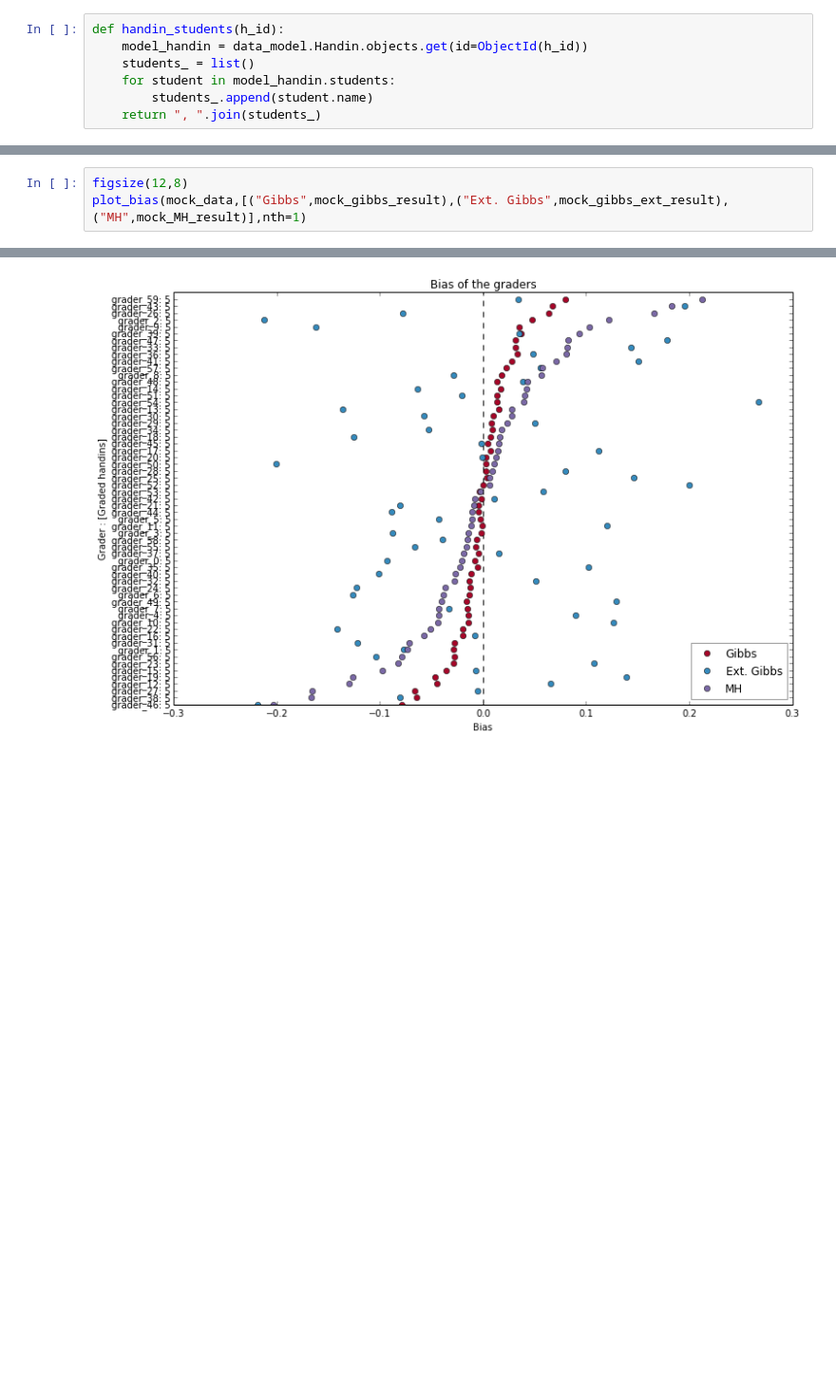
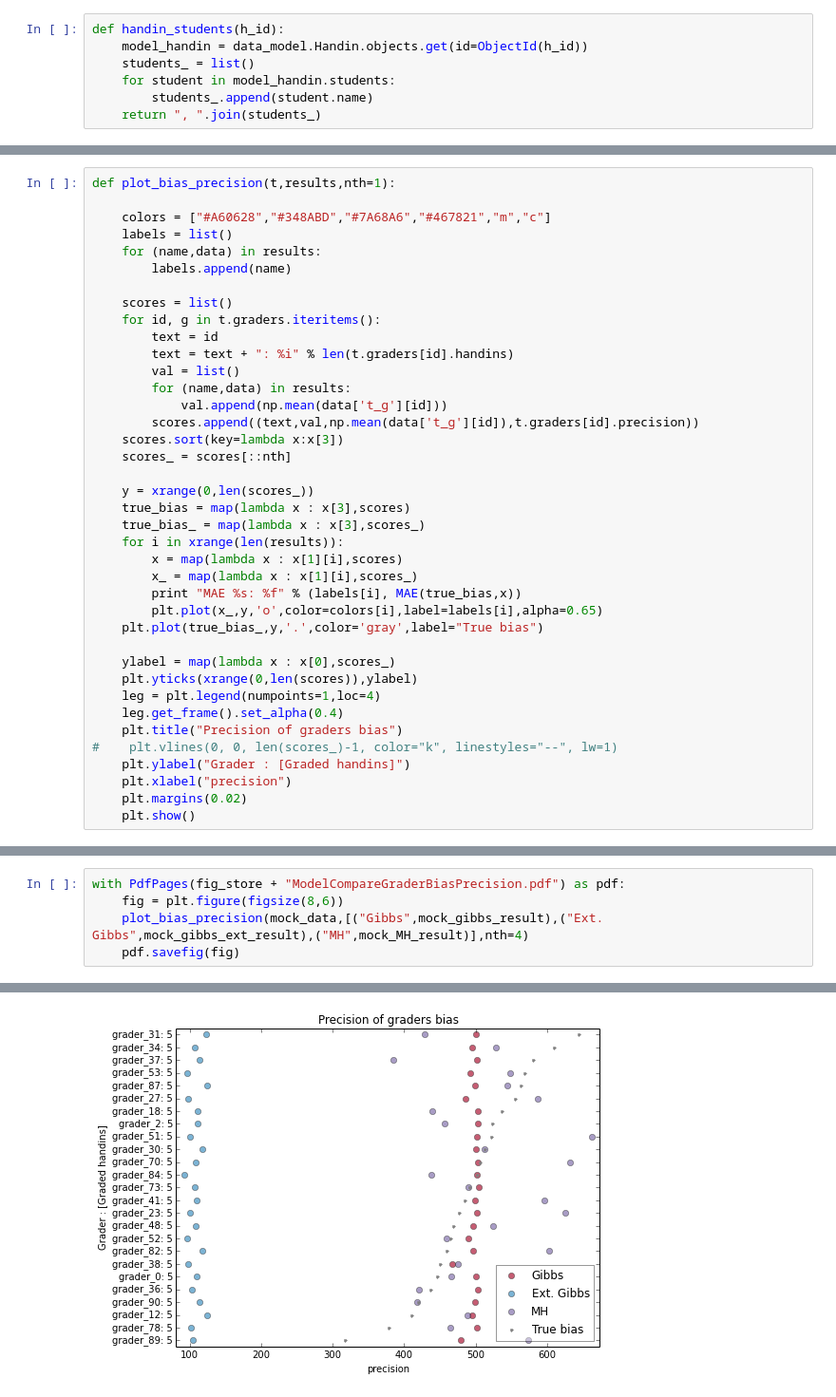
Before and after one commit to TomMalow/pymcmodels, a Jupyter notebook: Model Speed.ipynb, the cells around one changed output, grey strips where cells are left out. Shown at 95% size. Cells and saved outputs as stored; diff of their text form; blank space fills up the shorter version.

Commit message:
Add better and more figures to different thins

```diff
--- a/Model Speed.ipynb
+++ b/Model Speed.ipynb
@@ -665 +833,40 @@ def handin_students(h_id):
+# %%
+def plot_bias_precision(t,results,nth=1):
+
+    colors = ["#A60628","#348ABD","#7A68A6","#467821","m","c"]
+    labels = list()
+    for (name,data) in results:
+        labels.append(name)
+
+    scores = list()
+    for id, g in t.graders.iteritems():
+        text = id
+        text = text + ": %i" % len(t.graders[id].handins)
+        val = list()
+        for (name,data) in results:
+            val.append(np.mean(data['t_g'][id]))
+        scores.append((text,val,np.mean(data['t_g'][id]),t.graders[id].precision))
+    scores.sort(key=lambda x:x[3])
+    scores_ = scores[::nth]
+
+    y = xrange(0,len(scores_))
+    true_bias = map(lambda x : x[3],scores)
+    true_bias_ = map(lambda x : x[3],scores_)
+    for i in xrange(len(results)):
+        x = map(lambda x : x[1][i],scores)
+        x_ = map(lambda x : x[1][i],scores_)
+        print "MAE %s: %f" % (labels[i], MAE(true_bias,x))
+        plt.plot(x_,y,'o',color=colors[i],label=labels[i],alpha=0.65)
+    plt.plot(true_bias_,y,'.',color='gray',label="True bias")
+
+    ylabel = map(lambda x : x[0],scores_)
+    plt.yticks(xrange(0,len(scores)),ylabel)
+    leg = plt.legend(numpoints=1,loc=4)
+    leg.get_frame().set_alpha(0.4)
+    plt.title("Precision of graders bias")
+#    plt.vlines(0, 0, len(scores_)-1, color="k", linestyles="--", lw=1)
+    plt.ylabel("Grader : [Graded handins]")
+    plt.xlabel("precision")
+    plt.margins(0.02)
+    plt.show()
 # %%
@@ -733,4 +912,6 @@ def plot_bias(t,results,nth=1):
 # %%
-figsize(12,8)
-plot_bias(mock_data,[("Gibbs",mock_gibbs_result),("Ext. Gibbs",mock_gibbs_ext_result),("MH",mock_MH_result)],nth=1)
+with PdfPages(fig_store + "ModelCompareGraderBiasPrecision.pdf") as pdf:
+    fig = plt.figure(figsize(8,6))
+    plot_bias_precision(mock_data,[("Gibbs",mock_gibbs_result),("Ext. Gibbs",mock_gibbs_ext_result),("MH",mock_MH_result)],nth=4)
+    pdf.savefig(fig)
 # %% [output]
@@ -737,2 +921,2 @@ plot_bias(mock_data,[("Gibbs",mock_gibbs_result),("Ext. Gibbs",mock_gibbs_ext_re
-[figure, old version]
+[figure, new version]
 # %%
```
Also changed, not shown: parts of 23 cells of this notebook, 4 other files.
